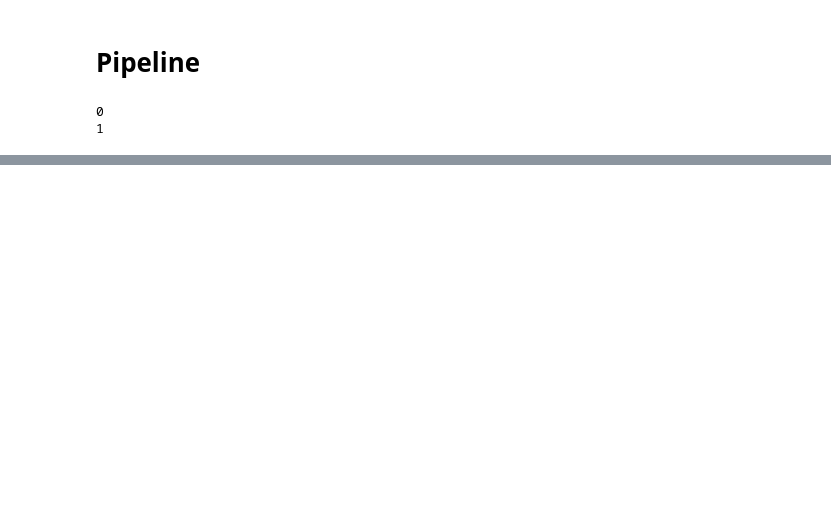
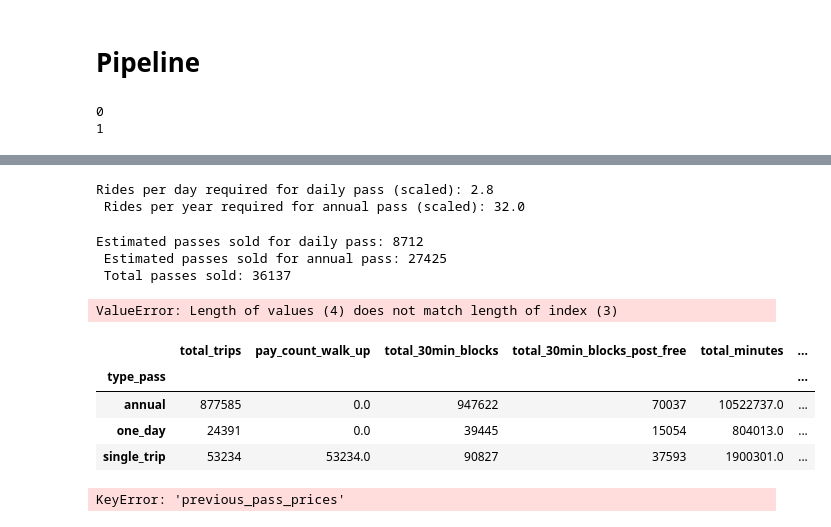
Before and after one commit to jreyesgar93/practica-final-opt-2021, a Jupyter notebook: notebooks/practica_final.ipynb, the cells around one changed output, grey strips where cells are left out. Drawn from its saved outputs; the diff is of its cells as text; code cells hidden in the pictures; blank space fills up the shorter version.

```diff
--- a/notebooks/practica_final.ipynb
+++ b/notebooks/practica_final.ipynb
@@ -201,0 +329,52 @@ data_ = data_ [["trip_id", "duration","starttime", "stoptime", "trip_category",
+# %%
+
+
+rides_day_pass_estimate *= 1.4
+
+rides_annual_pass_estimate *= 1.4
+
+print("Rides per day required for daily pass (scaled):",rides_day_pass_estimate,'\n',
+      "Rides per year required for annual pass (scaled):", rides_annual_pass_estimate)
+# %% [output]
+Rides per day required for daily pass (scaled): 2.8
+ Rides per year required for annual pass (scaled): 32.0
+# %%
+# Divide total trips by rides required for breakeven per pass duration (day/month/year) to get estimated number
+# of passholders.
+
+passes_sold_day = math.ceil(agg_pass_groups.loc['one_day','total_trips']/rides_day_pass_estimate)
+passes_sold_annual = math.ceil(agg_pass_groups.loc['annual','total_trips']/rides_annual_pass_estimate)
+passes_sold_total = passes_sold_day + passes_sold_annual
+
+agg_pass_groups['passes_sold'] = [passes_sold_annual, passes_sold_day, 0]
+
+print("Estimated passes sold for daily pass:",passes_sold_day,'\n',
+
+      "Estimated passes sold for annual pass:", passes_sold_annual,'\n',
+     "Total passes sold:", passes_sold_total)
+agg_pass_groups['previous_pass_prices'] = [40, 7, 0]
+# %% [output]
+Estimated passes sold for daily pass: 8712
+ Estimated passes sold for annual pass: 27425
+ Total passes sold: 36137
+ValueError: Length of values (4) does not match length of index (3)
+# %%
+agg_pass_groups['new_pass_prices'] = [40, 5, 0]
+agg_pass_groups['average_charged_blocks_per_ride'] = agg_pass_groups['total_30min_blocks_post_free'] / agg_pass_groups['total_trips']
+agg_pass_groups['percent_total_trips'] = agg_pass_groups['total_trips']/sum(agg_pass_groups['total_trips'])
+agg_pass_groups
+# %% [output]
+|  | total_trips | pay_count_walk_up | total_30min_blocks | total_30min_blocks_post_free | total_minutes | ... |
+| type_pass |  |  |  |  |  | ... |
+| annual | 877585 | 0.0 | 947622 | 70037 | 10522737.0 | ... |
+| one_day | 24391 | 0.0 | 39445 | 15054 | 804013.0 | ... |
+| single_trip | 53234 | 53234.0 | 90827 | 37593 | 1900301.0 | ... |
+# %%
+current_tot_rev = (sum(3.5 * agg_pass_groups['pay_count_walk_up'])
+                   + sum(1.75 * agg_pass_groups['total_30min_blocks_post_free'])
+                   + 1.75 * (agg_pass_groups['total_30min_blocks'] ['annual']
+                                            - agg_pass_groups['total_30min_blocks_post_free']['annual'])
+                   + sum(agg_pass_groups['passes_sold'] * agg_pass_groups['previous_pass_prices']))
+print('Total revenue: $', current_tot_rev)
+# %% [output]
+KeyError: 'previous_pass_prices'
```
Also changed, not shown: parts of 18 cells of this notebook.
